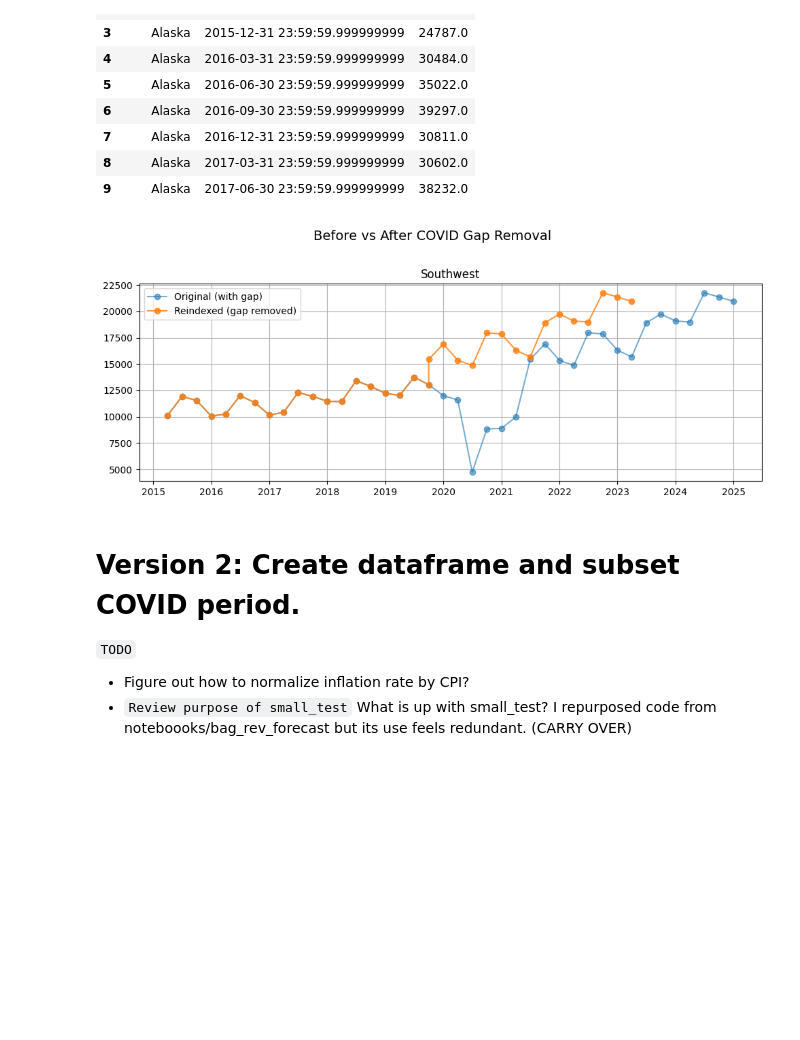
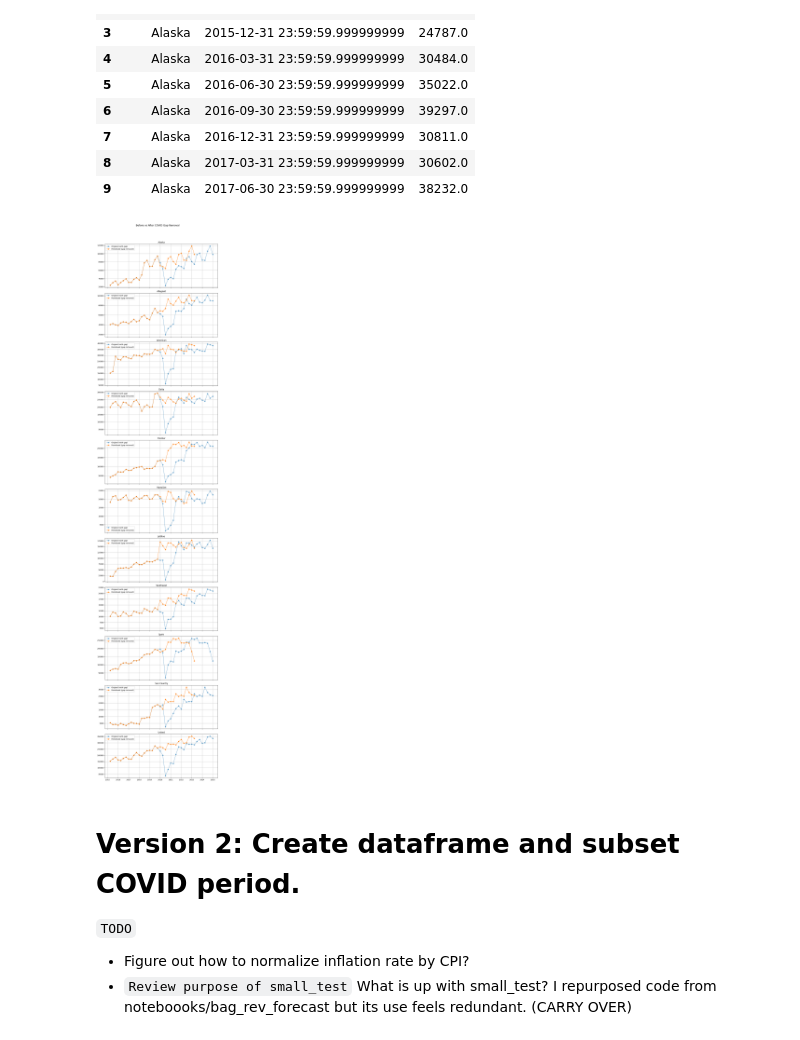
Before and after one commit to PranavShidlaghatta/BaggageRevenueModel, a Jupyter notebook: notebooks/imputation_files/imputation_main.ipynb, the cells around one changed output. Drawn from its saved outputs; the diff is of its cells as text; code cells hidden in the pictures; blank space fills up the shorter version.

```diff
--- a/notebooks/imputation_files/imputation_main.ipynb
+++ b/notebooks/imputation_files/imputation_main.ipynb
@@ -84,7 +84,7 @@ print(f"Num gap quarters offset {gap_quarters}")
 # Shift post-COVID timestamps backward by that many quarters
 post_covid_actual['ds'] = post_covid_actual['ds'] - pd.offsets.QuarterEnd(gap_quarters)
 
-df_reindexed = (pd.concat([train_pre_covid, post_covid_actual]).sort_values(['unique_id', 'ds']).reset_index(drop=True))
+df_reindexed = (pd.concat([train_pre_covid, post_covid_actual]).sort_values(['unique_id', 'ds']).drop_duplicates(subset=['unique_id', 'ds'], keep='first').reset_index(drop=True))
 
 df_reindexed.head(10)
 # %% [output]
@@ -102,27 +102,27 @@ Num gap quarters offset 7
 | 9 | Alaska | 2017-06-30 23:59:59.999999999 | 38232.0 |
 # %%
 # NOTE UNCOMMENT BELOW FOR PLOT REGARDING ALL AIRLINES
-# airlines = df_long['unique_id'].unique()
-airlines= ['Southwest']
+airlines = df_long['unique_id'].unique()
+# airlines= ['Southwest']
 
 
 fig, axes = plt.subplots(len(airlines), 1, figsize=(10, 4*len(airlines)), sharex=True)
 
 for i, airline in enumerate(airlines):
     ax = axes[i] if len(airlines) > 1 else axes
 
     df_orig = df_long[df_long['unique_id'] == airline]
     ax.plot(df_orig['ds'], df_orig['y'], marker='o', label='Original (with gap)', alpha=0.6)
 
     df_new = df_reindexed[df_reindexed['unique_id'] == airline]
     ax.plot(df_new['ds'], df_new['y'], marker='o', label='Reindexed (gap removed)', alpha=0.8)
 
     ax.set_title(f"{airline}")
     ax.legend()
     ax.grid(True)
 
 plt.suptitle("Before vs After COVID Gap Removal", fontsize=14, y=1.02)
 plt.tight_layout()
 plt.show()
 # %% [output]
-[figure, old version]
+[figure, new version]
```
Also changed, not shown: parts of 1 cell of this notebook.
